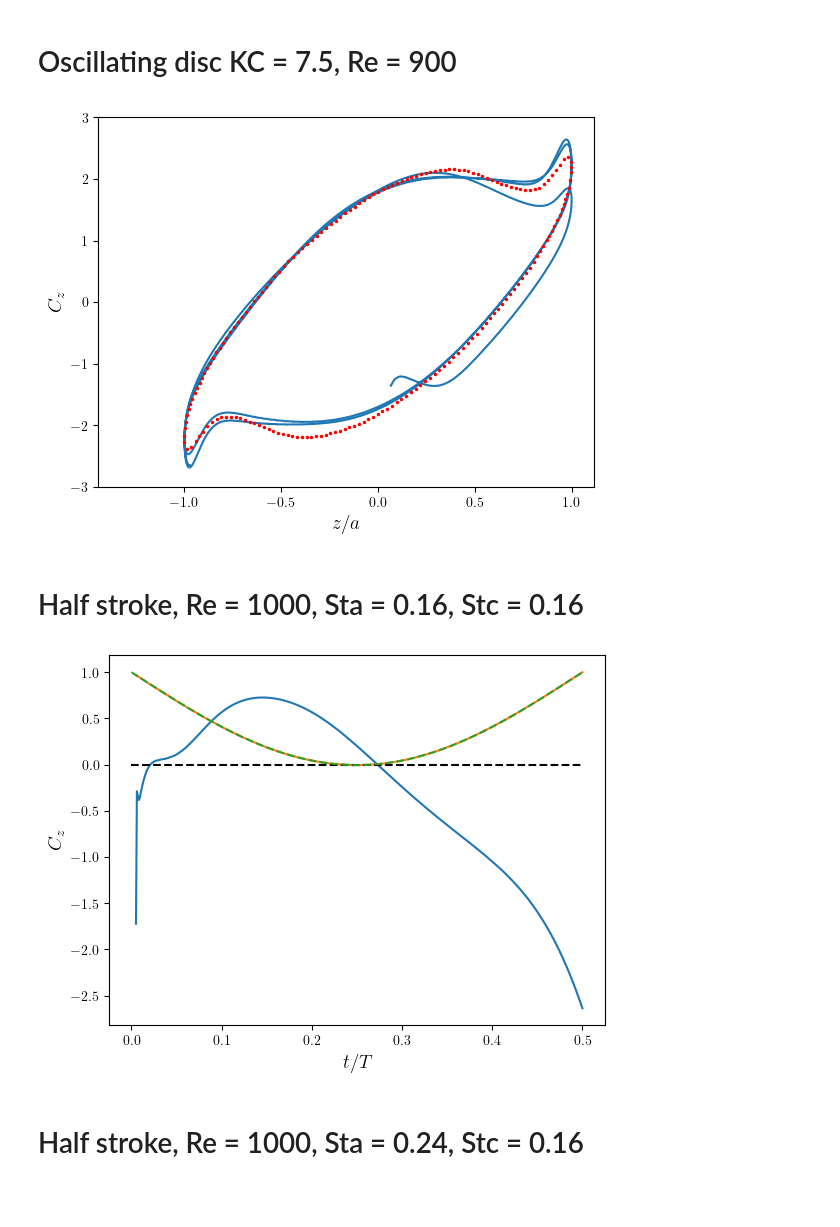
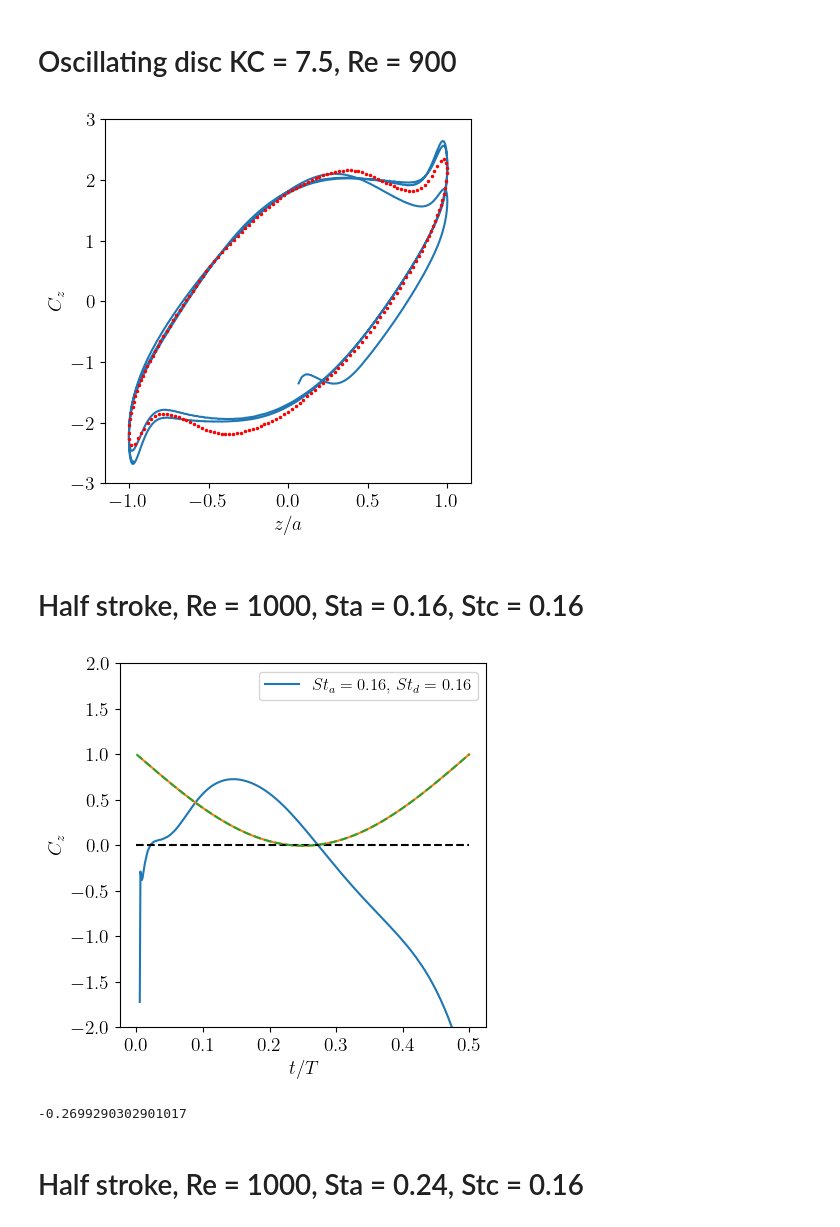
Before and after one commit to riemannsBeard/pullingDiscs, a Jupyter notebook: codes/postProcessing.ipynb, the cells around one changed output. Drawn from its saved outputs; the diff is of its cells as text; code cells hidden in the pictures; blank space fills up the shorter version.

```diff
--- a/codes/postProcessing.ipynb
+++ b/codes/postProcessing.ipynb
@@ -11,13 +11,15 @@ from scipy.integrate import odeint, solve_ivp, cumtrapz
 plt.rcParams['text.usetex'] = True
 plt.rcParams['font.family'] = 'serif'
 plt.rcParams['font.serif'] = ["Computer Modern Roman"]
-plt.rcParams['legend.fontsize'] = 10
+plt.rcParams['legend.fontsize'] = 12
 plt.rcParams['axes.labelsize'] = 14
-plt.rcParams['axes.titlesize'] = 12
-plt.rcParams['figure.titlesize'] = 12
-plt.rcParams['xtick.labelsize'] = 10
-plt.rcParams['ytick.labelsize'] = 10
+plt.rcParams['axes.titlesize'] = 14
+plt.rcParams['figure.titlesize'] = 14
+plt.rcParams['xtick.labelsize'] = 14
+plt.rcParams['ytick.labelsize'] = 14
 plt.rcParams['lines.markersize'] = 1
+
+cm = 1/2.54
 # %% [markdown]
 # Steady-state cases
 # %%
@@ -65,13 +75,15 @@ S3 = np.loadtxt('./validation/Tian_JFM_2017.csv', delimiter=";", dtype=float)
 Roos = np.loadtxt('./validation/Roos_1971.csv', delimiter=";", dtype=float)
 Shenoy = np.loadtxt('./validation/Shenoy_2008.csv', delimiter=";", dtype=float)
 # %%
-plt.plot(Shenoy[:,0], Shenoy[:,1], 'k-', markersize = 5)
-plt.plot(Roos[:,0], Roos[:,1], 'rs', markersize = 5, mfc='none')
-plt.plot(S3[:,0], S3[:,1], 'b^', markersize = 7)
+fig, ax = plt.subplots(figsize=(12*cm,12*cm))
+
+plt.plot(Shenoy[:,0], Shenoy[:,1], 'k-', markersize = 8)
+plt.plot(Roos[:,0], Roos[:,1], 'rs', markersize = 6, mfc='none')
+plt.plot(S3[:,0], S3[:,1], 'b^', markersize = 8)
 
 for i in range (0, 5):
 
-    plt.plot(Re[i], forces[i]['total_z'].iloc[-1]/s, 'go', markersize = 5)
+    plt.plot(Re[i], forces[i]['total_z'].iloc[-1]/s, 'go', markersize = 7)
 
 plt.ylim([0, 5])
 plt.xlabel(r'Re ' + r'$ = \rho U D/\mu$')
@@ -293,17 +314,21 @@ forces = pd.read_csv(files, delimiter="\s+",
                        skiprows=cnt
                )
 
-fig, axs = plt.subplots()
+fig, axs = plt.subplots(figsize=(12*cm,12*cm))
 
 axs.plot(np.sin(2*np.pi/KC*forces['Time'][20:]), -forces['total_z'][20:]/s)
 axs.plot(val[:,0], val[:,1], 'r.', markersize=3)
 
 axs.set_ylim([-3, 3])
+axs.set_xlim([-1.15, 1.15])
 axs.set_xlabel(r'$z/a$')
 axs.set_ylabel(r'$C_z$')
+
+plt.savefig('./validation/KC_7p5.pdf', bbox_inches='tight', format='pdf')
+
 plt.show()
 # %% [output]
-[figure, old version]
+[figure, new version]
 # %% [markdown]
 # Half stroke, Re = 1000, Sta = 0.16, Stc = 0.16
 # %%
@@ -325,36 +350,44 @@ with open(files, 'w') as f:
 
 with open(files) as file:
     line = file.readline()
     cnt = 0
 
     while line.startswith('#'):
         prev_line = line
         line = file.readline()
         cnt += 1
 
 header = prev_line.strip().lstrip('# ').split()
 
 forces = pd.read_csv(files, delimiter="\s+",
                        names=header,
                        skiprows=cnt
                )
 
-fig, axs = plt.subplots()
+fig, axs = plt.subplots(figsize=(12*cm,12*cm))
 
 tt = np.linspace(0, 0.5/Stc, 1024)
 
 axs.plot(forces['Time'][4:]*Stc, -forces['total_z'][4:]/s,
          forces['Time'][4:]*Stc, 1 - 2*np.pi*Sta*np.sin(2*np.pi*Stc*forces['Time'][4:]),
         tt*Stc, tt*0, 'k--')
 
 axs.plot(tt*Stc, 1 - 2*np.pi*Sta*np.sin(2*np.pi*Stc*tt), '--')
 
-# axs.set_ylim([-3, 3])
+axs.set_ylim([-2, 2])
 axs.set_xlabel(r'$t/T$')
 axs.set_ylabel(r'$C_z$')
+
+plt.legend([r'$St_a = 0.16$, $St_d = 0.16$'])
+
+plt.savefig('./validation/Re_1000_Sta_0p16_Stc_0p16.pdf', bbox_inches='tight', format='pdf')
+
 plt.show()
+
+print(np.mean(-forces['total_z'][4:]/s))
 # %% [output]
-[figure, old version]
+[figure, new version]
+-0.2699290302901017
 # %% [markdown]
 # Half stroke, Re = 1000, Sta = 0.24, Stc = 0.16
 # %%
```
Also changed, not shown: parts of 20 cells of this notebook, 29 other files.
